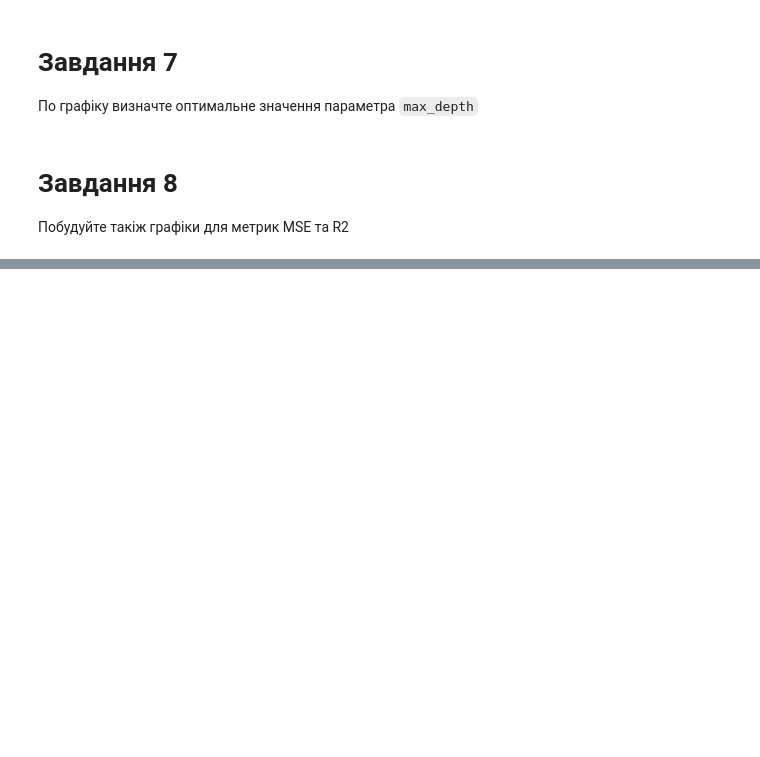
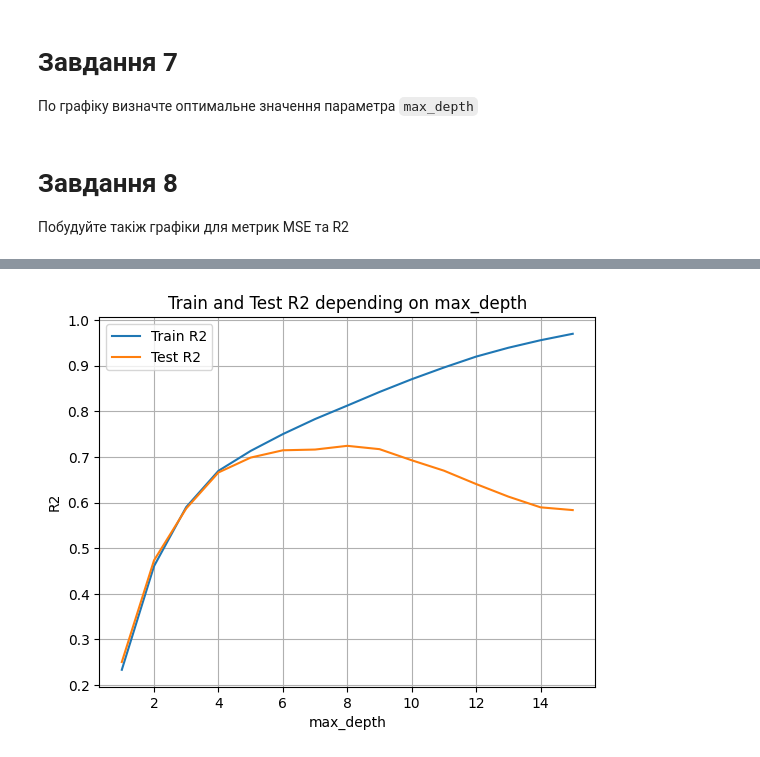
Before and after one commit to ValeriiSlynko/IT-STEP-Practice, a Jupyter notebook: Practice_Pandas/Practice_Overfitting.ipynb, the cells around one changed output, grey strips where cells are left out. Drawn from its saved outputs; the diff is of its cells as text; code cells hidden in the pictures; blank space fills up the shorter version.

```diff
--- a/Practice_Pandas/Practice_Overfitting.ipynb
+++ b/Practice_Pandas/Practice_Overfitting.ipynb
@@ -179,0 +269,35 @@ NameError: name 'max_depths' is not defined
+# %%
+train_R2 = []
+test_R2 = []
+
+max_depths = range(1, 16)
+
+for depth in max_depths:
+  tree = DecisionTreeRegressor(max_depth=depth)
+  tree.fit(X_train, y_train)
+
+  train_predict = tree.predict(X_train)
+  test_predict = tree.predict(X_test)
+
+  R2_test = r2_score(y_test, test_predict)
+  R2_train = r2_score(y_train, train_predict)
+
+  train_R2.append(R2_train)
+  test_R2.append(R2_test)
+# %%
+# код для візуалізації
+# вам потрібно створити список max_depthes зі значеннями параметра який ви використовували
+import matplotlib.pyplot as plt
+
+plt.plot(max_depths, train_R2, label="Train R2")
+plt.plot(max_depths, test_R2, label="Test R2")
+
+plt.xlabel("max_depth")
+plt.ylabel("R2")
+plt.title("Train and Test R2 depending on max_depth")
+plt.legend()
+plt.grid()
+
+plt.show()
+# %% [output]
+[figure, added]
```
Also changed, not shown: parts of 6 cells of this notebook.
